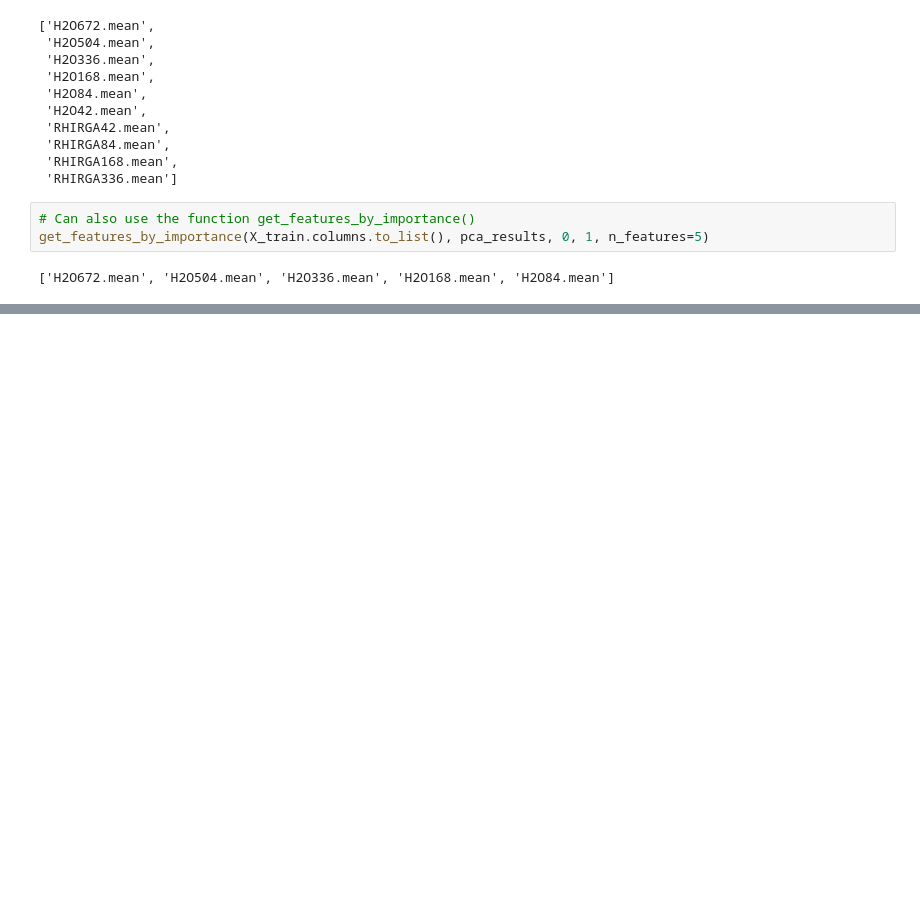
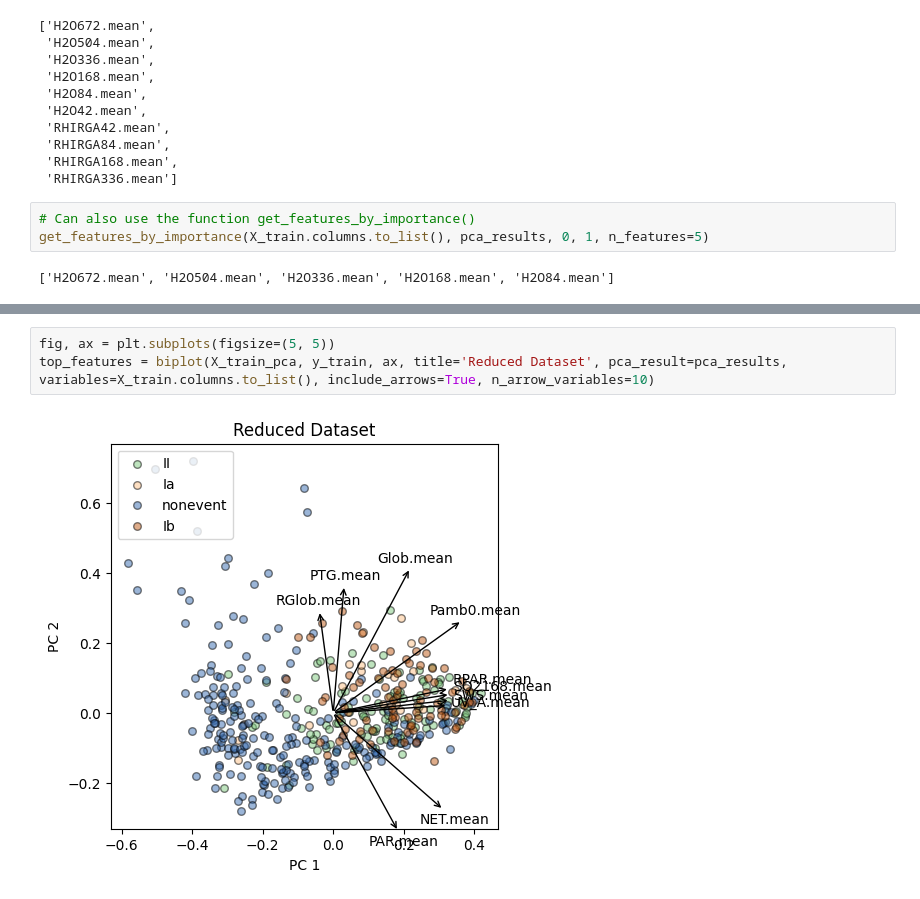
Before and after one commit to em-t/ATM4171-term-project, a Jupyter notebook: notebooks/EDA.ipynb, the cells around one changed output, grey strips where cells are left out. Drawn from its saved outputs; the diff is of its cells as text; blank space fills up the shorter version.

```diff
--- a/notebooks/EDA.ipynb
+++ b/notebooks/EDA.ipynb
@@ -115,0 +205,5 @@ for combo in pc5_combos:
+# %%
+fig, ax = plt.subplots(figsize=(5, 5))
+top_features = biplot(X_train_pca, y_train, ax, title='Reduced Dataset', pca_result=pca_results, variables=X_train.columns.to_list(), include_arrows=True, n_arrow_variables=10)
+# %% [output]
+[figure, added]
```
Also changed, not shown: parts of 25 cells of this notebook, 2 other files.
